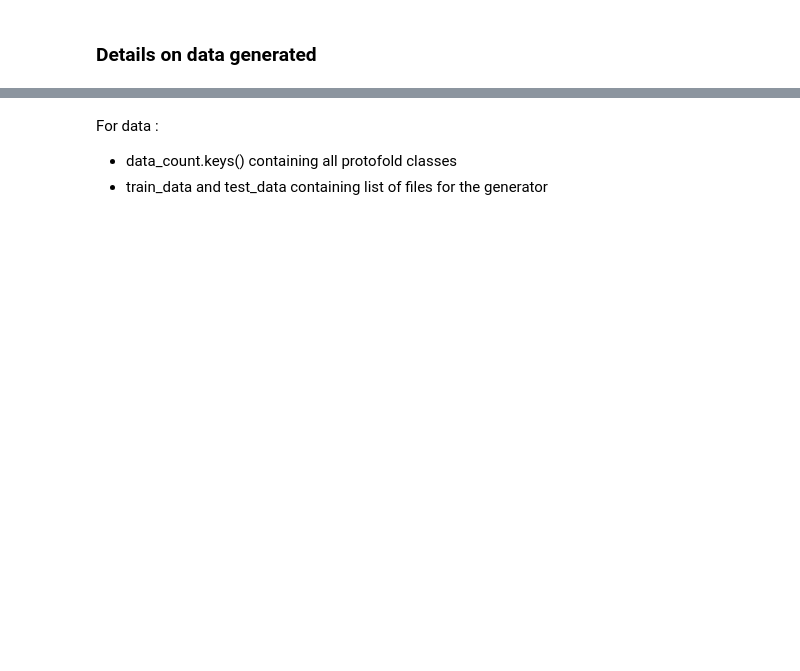
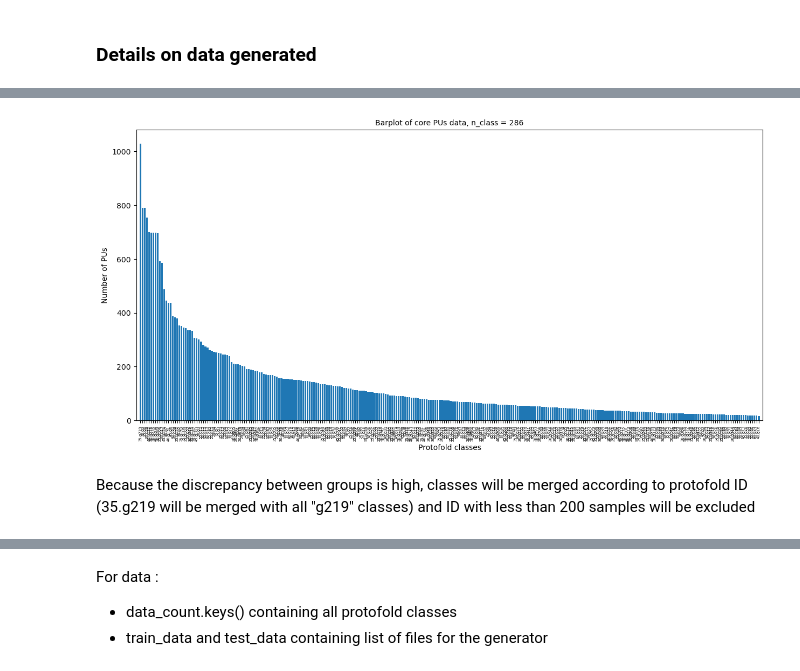
Before and after one commit to LYArn/pu, a Jupyter notebook: proj_long.ipynb, the cells around one changed output, grey strips where cells are left out. Drawn from its saved outputs; the diff is of its cells as text; code cells hidden in the pictures; blank space fills up the shorter version.

```diff
--- a/proj_long.ipynb
+++ b/proj_long.ipynb
@@ -220,7 +279,7 @@ for filename in tqdm(nc_data):
 3) From list of PU without source sequences embedding, generate embedding with ESM-extract
 # %%
 extra = []
-tmp = [x for x in [f{items[:4].lower()}_{items[4]} for items in nc_no_emb] if x not in extra]
+tmp = [x for x in [f"{items[:4].lower()}_{items[4]}" for items in nc_no_emb] if x not in extra]
 extra = list(set(tmp))
 print(len(extra))
 # %%
@@ -252,0 +314,13 @@ for filename in tqdm(nc_no_emb): #List of PU without embedding generated previou
+# %%
+import shutil
+path = '/home/arnaud/projet_long/dataset/core'
+core_list = os.listdir(path)
+coef = int((len(core_list)+1)*.3)
+for core in core_list:
+    data_list = [f"core/{core}/{data}" for data in os.listdir(os.path.join(path, core))]
+    random.shuffle(data_list)
+    path_target = f'/home/arnaud/projet_long/dataset/core_test/{core}/'
+    for element in data_list[:coef]:
+        if not os.path.exists(path_target):
+            os.makedirs(path_target)
+        shutil.copy(element, path_target)
@@ -270,19 +352,22 @@ Select 80% of data of each PU protofold for training and remaining 20% for test,
 - 16% for validation
 # %%
 data_count = {}
-train_data = []
-test_data = []
-val_data = []
-path = '/home/arnaud/projet_long/dataset/core_test'
+train_data, test_data, val_data = [], [], []
+path = '/home/arnaud/projet_long/dataset/test'
 core_list = os.listdir(path)
 split_coeff = .8
 for core in core_list:
-    data_list = [f"core/{core}/{data}" for data in os.listdir(os.path.join(path, core))]
-    random.shuffle(data_list)
-    split_data(split_coeff, data_list, train_data, test_data, val_data)
-    data_count[core] = len(data_list)
+    if core == "save":
+        pass
+    else:
+        data_list = [f"core/{core}/{data}" for data in os.listdir(os.path.join(path, core))]
+        random.shuffle(data_list)
+        split_data(split_coeff, data_list, train_data, test_data, val_data)
+        data_count[core] = len(data_list)
 # %%
-nc_path = '/home/arnaud/projet_long/dataset/noncore_test'
-nc_list = [f"noncore/{data}" for data in os.listdir(nc_path)]
+nc_path = '/home/arnaud/projet_long/dataset/noncore'
+tmp_list = [f"noncore/{data}" for data in os.listdir(nc_path)]
+random.shuffle(tmp_list)
+nc_list = tmp_list[:20000] # Trop de données non cores, sélection aléatoire de 1500
 split_data(split_coeff, nc_list, train_data, test_data, val_data)
 data_count['noncore'] = len(nc_list)
@@ -324,11 +394,17 @@ print(f"Val percentage = {round(len(val_data)*100/a)}% of total PUs")
 # %%
-pu = [key for key in data_count.keys() if key != 'noncore']
-value = [value for key, value in data_count.items() if key != 'noncore']
+pu = [key for key, value in sorted(data_count.items(), key=lambda x: x[1], reverse=True) if key != 'noncore']
+value = [value for key, value in sorted(data_count.items(), key=lambda x: x[1], reverse=True) if key != 'noncore']
 
 plt.figure(figsize=(15,7))
 plt.bar(range(len(data_count)-1), value, tick_label = pu)
+plt.margins(x=0.005)
 plt.yticks(size = 10)
+plt.xticks(size = 5, rotation = 90)
 plt.xlabel("Protofold classes", size = 10)
 plt.ylabel("Number of PUs", size = 10)
 plt.title(f"Barplot of core PUs data, n_class = {len(data_count.keys())-1}", size = 10)
 plt.show()
+# %% [output]
+[figure, added]
+# %% [markdown]
+Because the discrepancy between groups is high, classes will be merged according to protofold ID (35.g219 will be merged with all "g219" classes) and ID with less than 200 samples will be excluded
```
Also changed, not shown: parts of 64 cells of this notebook.
